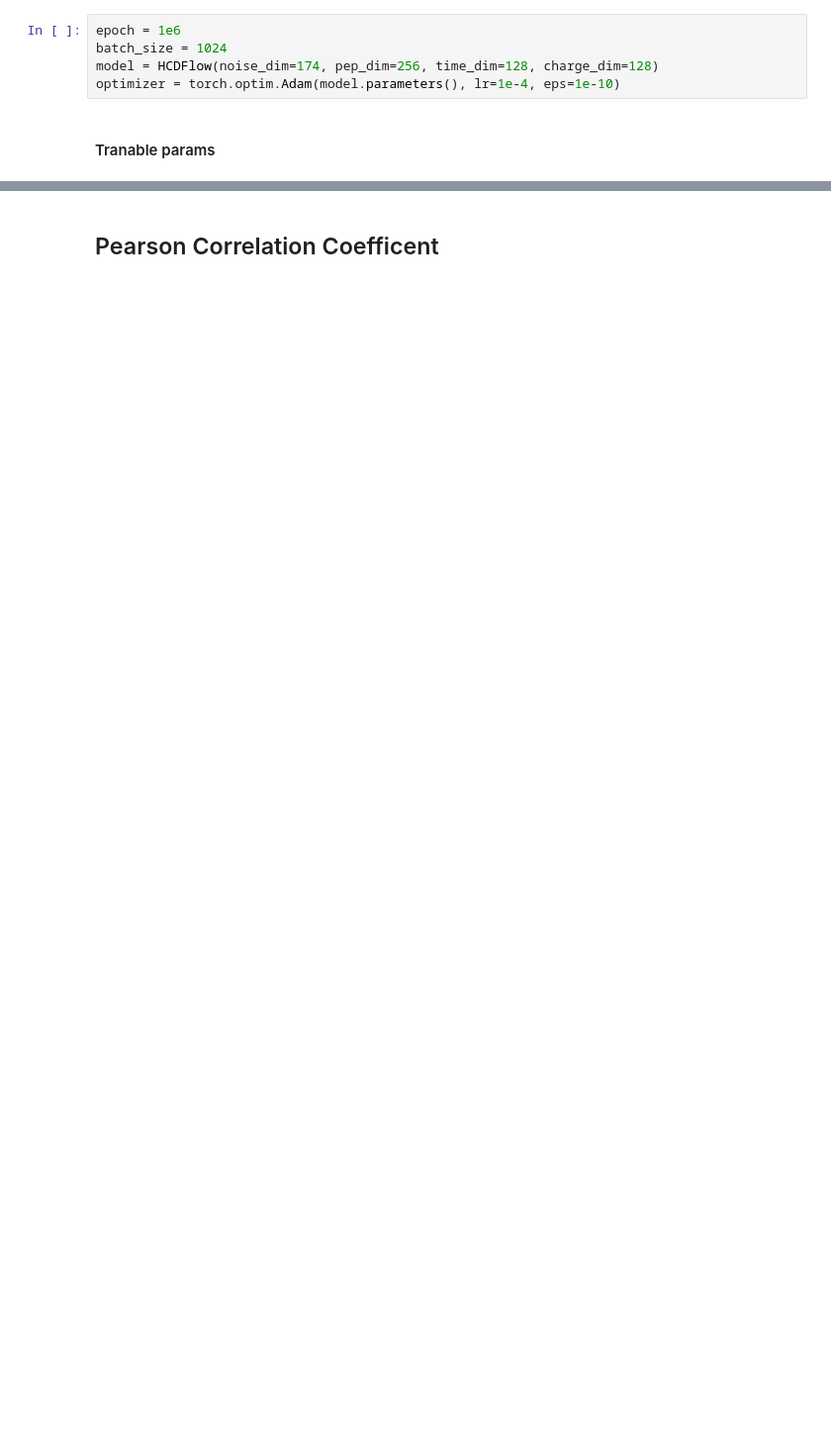
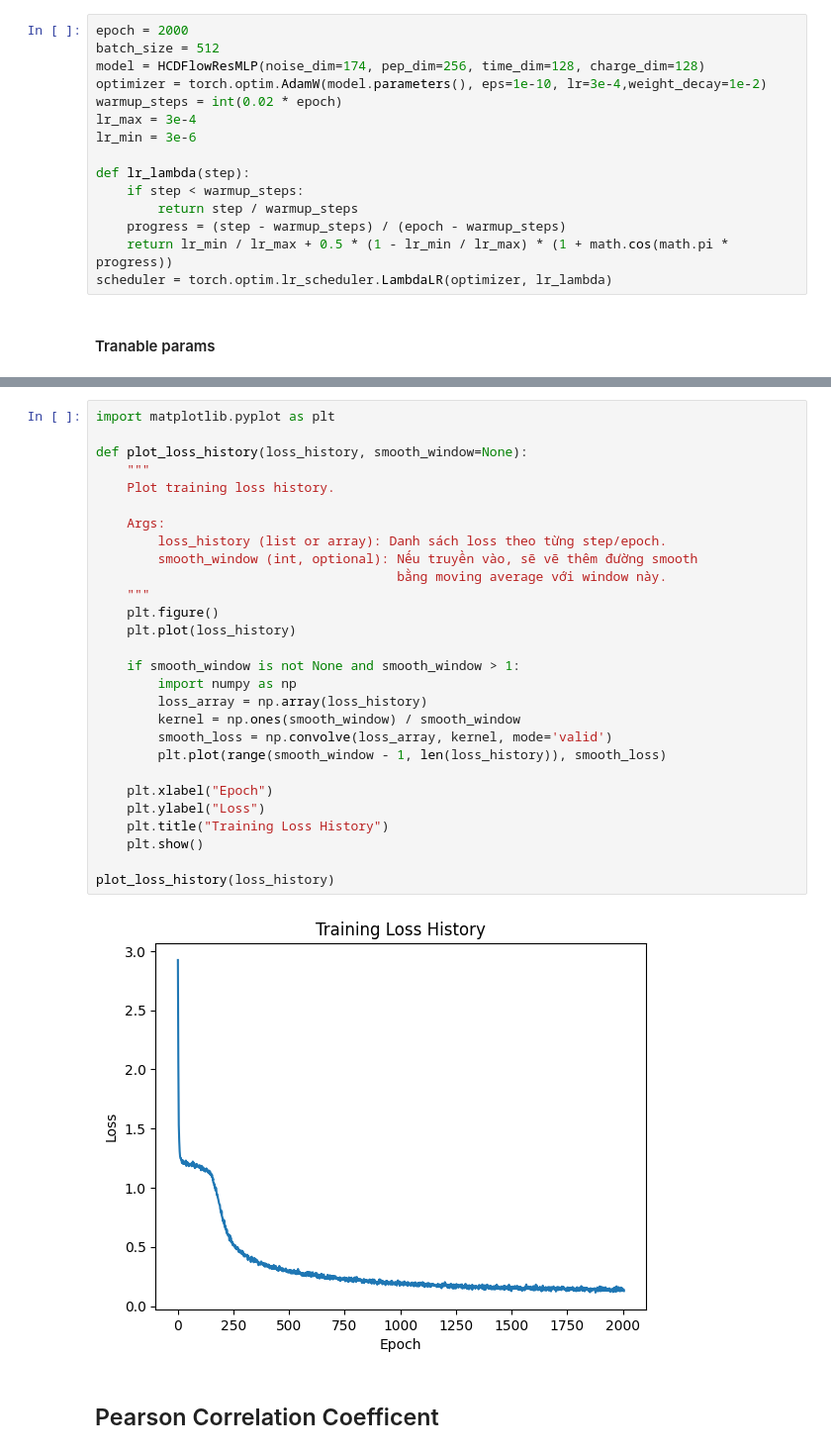
Before and after one commit to snozywolf59/ms2-signal-modelling-by-fm, a Jupyter notebook: run_real_data/train_test_hcd.ipynb, the cells around one changed output, grey strips where cells are left out. Shown at 99% size. Drawn from its saved outputs; the diff is of its cells as text; blank space fills up the shorter version.

Commit message:
wip: scheduler lr

```diff
--- a/run_real_data/train_test_hcd.ipynb
+++ b/run_real_data/train_test_hcd.ipynb
@@ -79,10 +84,20 @@ from flow_model import HCDFlowResMLP, HCDFlow
 # %% [markdown]
 ### Training configuration
 # %%
-epoch = 1e6
-batch_size = 1024
-model = HCDFlow(noise_dim=174, pep_dim=256, time_dim=128, charge_dim=128)
-optimizer = torch.optim.Adam(model.parameters(), lr=1e-4, eps=1e-10)
+epoch = 2000
+batch_size = 512
+model = HCDFlowResMLP(noise_dim=174, pep_dim=256, time_dim=128, charge_dim=128)
+optimizer = torch.optim.AdamW(model.parameters(), eps=1e-10, lr=3e-4,weight_decay=1e-2)
+warmup_steps = int(0.02 * epoch)
+lr_max = 3e-4
+lr_min = 3e-6
+
+def lr_lambda(step):
+    if step < warmup_steps:
+        return step / warmup_steps
+    progress = (step - warmup_steps) / (epoch - warmup_steps)
+    return lr_min / lr_max + 0.5 * (1 - lr_min / lr_max) * (1 + math.cos(math.pi * progress))
+scheduler = torch.optim.lr_scheduler.LambdaLR(optimizer, lr_lambda)
 # %% [markdown]
 #### Tranable params
 # %%
@@ -119,3 +147,33 @@ sum(p.numel() for p in model.parameters() if p.requires_grad)
+# %%
+import matplotlib.pyplot as plt
+
+def plot_loss_history(loss_history, smooth_window=None):
+    """
+    Plot training loss history.
+
+    Args:
+        loss_history (list or array): Danh sách loss theo từng step/epoch.
+        smooth_window (int, optional): Nếu truyền vào, sẽ vẽ thêm đường smooth
+                                       bằng moving average với window này.
+    """
+    plt.figure()
+    plt.plot(loss_history)
+
+    if smooth_window is not None and smooth_window > 1:
+        import numpy as np
+        loss_array = np.array(loss_history)
+        kernel = np.ones(smooth_window) / smooth_window
+        smooth_loss = np.convolve(loss_array, kernel, mode='valid')
+        plt.plot(range(smooth_window - 1, len(loss_history)), smooth_loss)
+
+    plt.xlabel("Epoch")
+    plt.ylabel("Loss")
+    plt.title("Training Loss History")
+    plt.show()
+
+plot_loss_history(loss_history)
+# %% [output]
+[figure, added]
 # %% [markdown]
 ## Pearson Correlation Coefficent
 # %%
```
Also changed, not shown: parts of 9 cells of this notebook, 1 other file.
